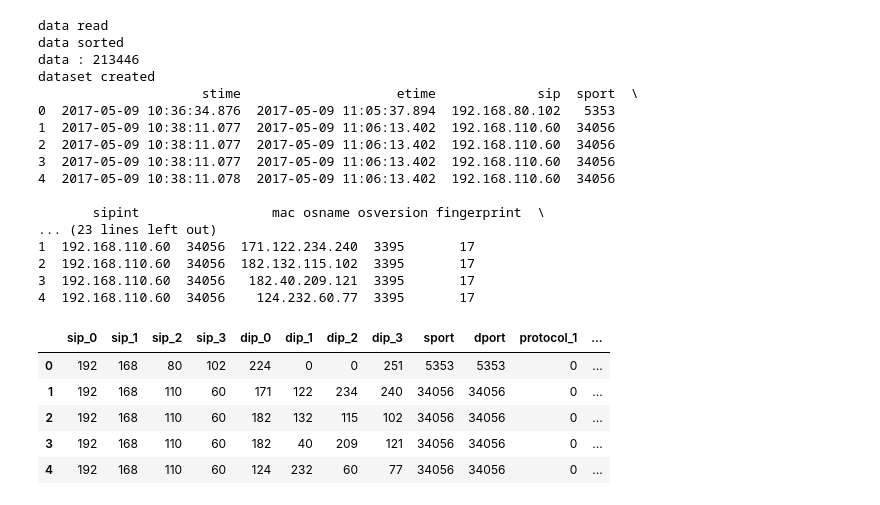
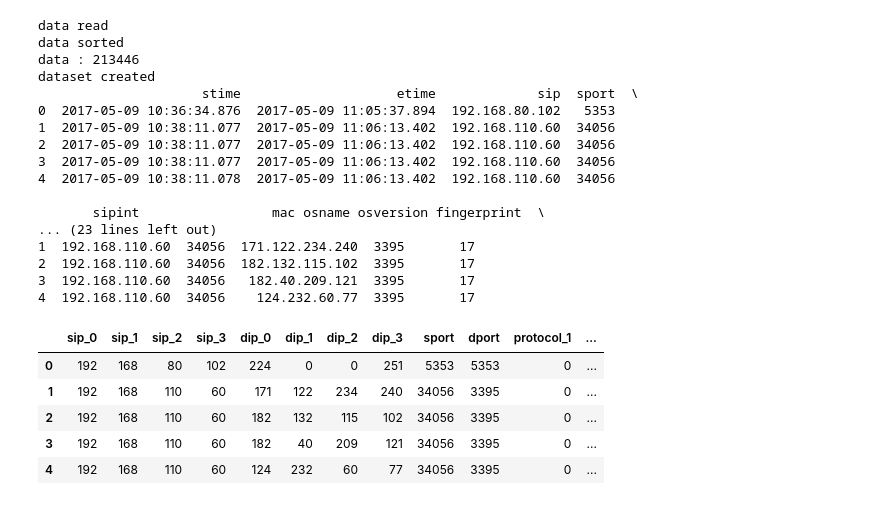
Before and after one commit to MSadeghzadehG/AnomalyDetection, a Jupyter notebook: encoder_aproach.ipynb, the cells around one changed output. Cells and saved outputs as stored; diff of their text form; code cells hidden in the pictures.

```diff
--- a/encoder_aproach.ipynb
+++ b/encoder_aproach.ipynb
@@ -97,38 +97,38 @@ for port in edited_df['dport']:
 8
 sip_df = pd.DataFrame(sip,columns=sip_headers)
 dip_df = pd.DataFrame(dip,columns=dip_headers)
 sport_df = pd.DataFrame(sport,columns=['sport'])
-dport_df = pd.DataFrame(sport,columns=['dport'])
+dport_df = pd.DataFrame(dport,columns=['dport'])
 
 
 result = pd.concat([sip_df, dip_df, sport_df, dport_df, one_hot], axis=1, sort=False)
 result.head()
 
 # print(df['protocol'].nunique())
 # %% [output]
 data read
 data sorted
 data : 213446
 dataset created
                      stime                    etime             sip  sport  \
 0  2017-05-09 10:36:34.876  2017-05-09 11:05:37.894  192.168.80.102   5353
 1  2017-05-09 10:38:11.077  2017-05-09 11:06:13.402  192.168.110.60  34056
 2  2017-05-09 10:38:11.077  2017-05-09 11:06:13.402  192.168.110.60  34056
 3  2017-05-09 10:38:11.077  2017-05-09 11:06:13.402  192.168.110.60  34056
 4  2017-05-09 10:38:11.078  2017-05-09 11:06:13.402  192.168.110.60  34056
 
        sipint                 mac osname osversion fingerprint  \
 ... (23 lines left out)
 1  192.168.110.60  34056  171.122.234.240  3395       17
 2  192.168.110.60  34056  182.132.115.102  3395       17
 3  192.168.110.60  34056   182.40.209.121  3395       17
 4  192.168.110.60  34056    124.232.60.77  3395       17
 |  | sip_0 | sip_1 | sip_2 | sip_3 | dip_0 | dip_1 | dip_2 | dip_3 | sport | dport | protocol_1 | ... |
 | 0 | 192 | 168 | 80 | 102 | 224 | 0 | 0 | 251 | 5353 | 5353 | 0 | ... |
-| 1 | 192 | 168 | 110 | 60 | 171 | 122 | 234 | 240 | 34056 | 34056 | 0 | ... |
-| 2 | 192 | 168 | 110 | 60 | 182 | 132 | 115 | 102 | 34056 | 34056 | 0 | ... |
-| 3 | 192 | 168 | 110 | 60 | 182 | 40 | 209 | 121 | 34056 | 34056 | 0 | ... |
-| 4 | 192 | 168 | 110 | 60 | 124 | 232 | 60 | 77 | 34056 | 34056 | 0 | ... |
+| 1 | 192 | 168 | 110 | 60 | 171 | 122 | 234 | 240 | 34056 | 3395 | 0 | ... |
+| 2 | 192 | 168 | 110 | 60 | 182 | 132 | 115 | 102 | 34056 | 3395 | 0 | ... |
+| 3 | 192 | 168 | 110 | 60 | 182 | 40 | 209 | 121 | 34056 | 3395 | 0 | ... |
+| 4 | 192 | 168 | 110 | 60 | 124 | 232 | 60 | 77 | 34056 | 3395 | 0 | ... |
 # %%
 from sklearn.model_selection import train_test_split
 from keras.layers import Input, Dense
```
Also changed, not shown: parts of 6 cells of this notebook.
